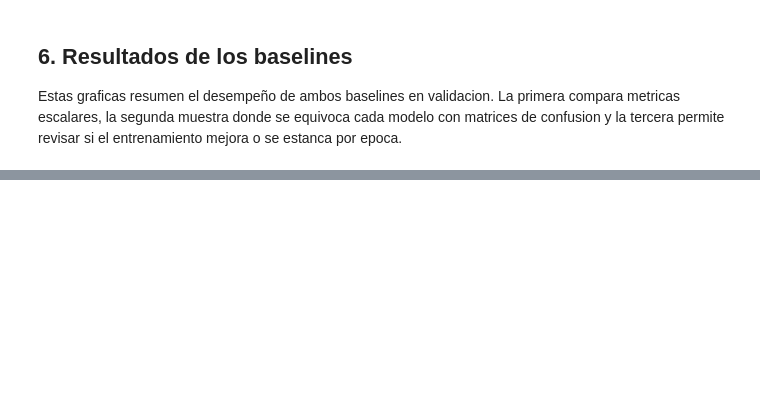
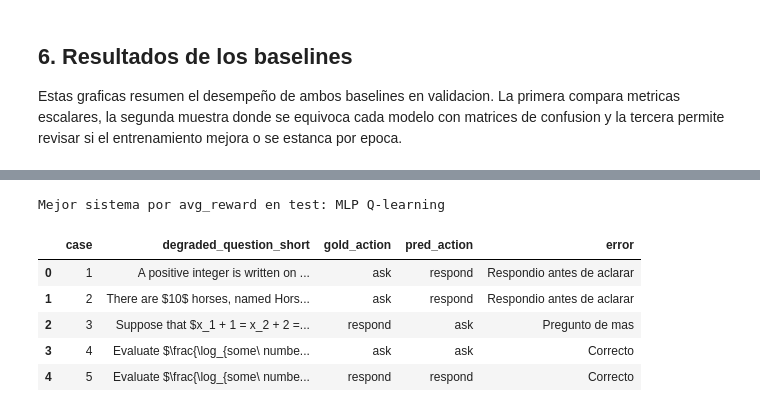
Before and after one commit to Eickyair/rl-askmind-policy, a Jupyter notebook: askmind_mlp_baselines.ipynb, the cells around one changed output, grey strips where cells are left out. Saved outputs shown, nothing was run; the diff lists cells and outputs as text; code cells hidden in the pictures; blank space fills up the shorter version.

```diff
--- a/askmind_mlp_baselines.ipynb
+++ b/askmind_mlp_baselines.ipynb
@@ -1327,16 +1511,20 @@ embedding_builder.fit(train_df)
 
 train_features = embedding_builder.transform(train_df)
 validation_features = embedding_builder.transform(validation_df)
+test_features = embedding_builder.transform(test_df)
 
 train_labels = train_df["label"].to_numpy(dtype=np.int64)
 validation_labels = validation_df["label"].to_numpy(dtype=np.int64)
+test_labels = test_df["label"].to_numpy(dtype=np.int64)
 
 train_rewards = train_df[["ask_reward", "respond_reward"]].to_numpy(dtype=np.float32)
 validation_rewards = validation_df[["ask_reward", "respond_reward"]].to_numpy(dtype=np.float32)
+test_rewards = test_df[["ask_reward", "respond_reward"]].to_numpy(dtype=np.float32)
 
 print("Dimensiones")
 print(f"train_features: {train_features.shape}")
 print(f"validation_features: {validation_features.shape}")
+print(f"test_features: {test_features.shape}")
 print(f"device: {config.device}")
 # %% [output]
 Dimensiones
@@ -1951,0 +2341,45 @@ ask_rate_test_oficial: 0.043
+# %%
+def describe_error(gold_action, predicted_action):
+    if gold_action == predicted_action:
+        return "Correcto"
+    if gold_action == "ask" and predicted_action == "respond":
+        return "Respondio antes de aclarar"
+    if gold_action == "respond" and predicted_action == "ask":
+        return "Pregunto de mas"
+    return "Otro"
+
+
+def build_error_analysis(df, labels, predictions, n_examples=5):
+    work = df.reset_index(drop=True).copy()
+    work["gold_action"] = [INDEX_TO_ACTION[int(label)] for label in labels]
+    work["pred_action"] = [INDEX_TO_ACTION[int(pred)] for pred in predictions]
+    work["error"] = [describe_error(g, p) for g, p in zip(work["gold_action"], work["pred_action"])]
+
+    answered_early = work[(work["gold_action"] == "ask") & (work["pred_action"] == "respond")]
+    over_asked = work[(work["gold_action"] == "respond") & (work["pred_action"] == "ask")]
+    correct = work[work["gold_action"] == work["pred_action"]]
+
+    selection = pd.concat([answered_early.head(2), over_asked.head(1), correct.head(2)]).drop_duplicates(subset="example_id")
+    if len(selection) < n_examples:
+        remaining = work[~work["example_id"].isin(selection["example_id"])]
+        selection = pd.concat([selection, remaining.head(n_examples - len(selection))])
+
+    selection = selection.head(n_examples).reset_index(drop=True)
+    selection.insert(0, "case", range(1, len(selection) + 1))
+    selection["degraded_question_short"] = selection["degraded_question"].map(lambda text: normalize_whitespace(text)[:160])
+    return selection[["case", "degraded_question_short", "gold_action", "pred_action", "error"]]
+
+
+best_system = final_table_test.iloc[final_table_test["avg_reward"].values.argmax()]["model"]
+best_system_key = {value: key for key, value in DISPLAY_NAMES.items()}[best_system]
+print(f"Mejor sistema por avg_reward en test: {best_system}")
+error_table = build_error_analysis(test_df, test_labels, test_preds[best_system_key], n_examples=5)
+display(error_table)
+# %% [output]
+Mejor sistema por avg_reward en test: MLP Q-learning
+|  | case | degraded_question_short | gold_action | pred_action | error |
+| 0 | 1 | A positive integer is written on ... | ask | respond | Respondio antes de aclarar |
+| 1 | 2 | There are $10$ horses, named Hors... | ask | respond | Respondio antes de aclarar |
+| 2 | 3 | Suppose that $x_1 + 1 = x_2 + 2 =... | respond | ask | Pregunto de mas |
+| 3 | 4 | Evaluate $\frac{\log_{some\ numbe... | ask | ask | Correcto |
+| 4 | 5 | Evaluate $\frac{\log_{some\ numbe... | respond | respond | Correcto |
```
Also changed, not shown: parts of 16 cells of this notebook, 1 other file.
